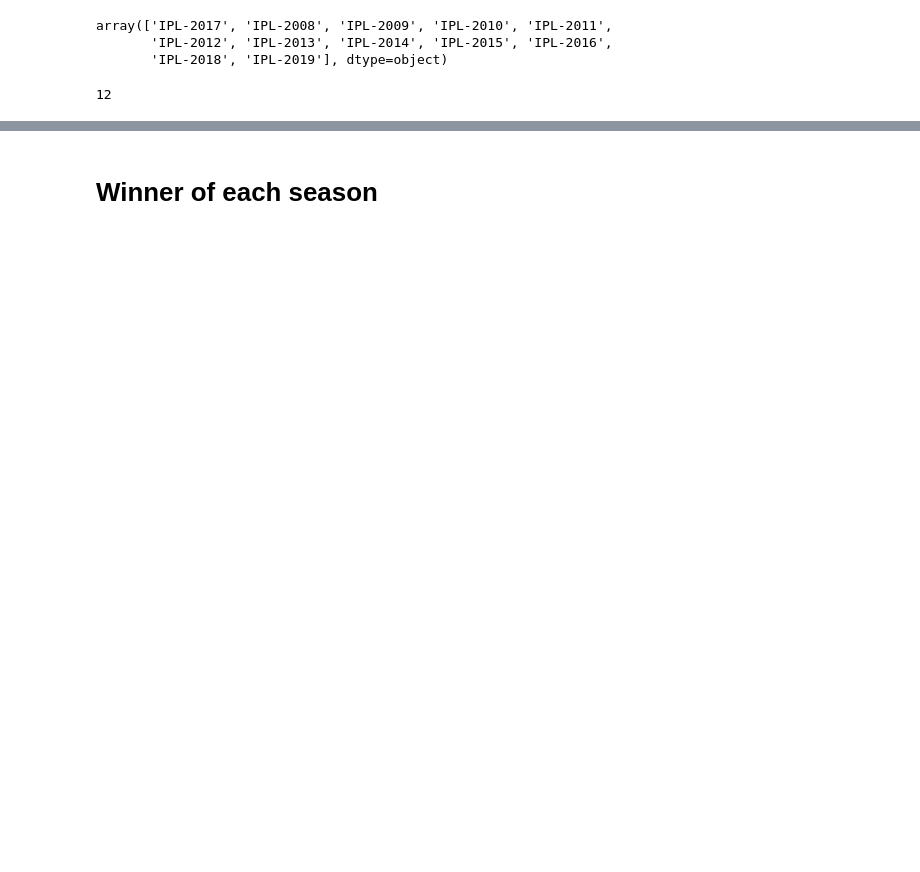
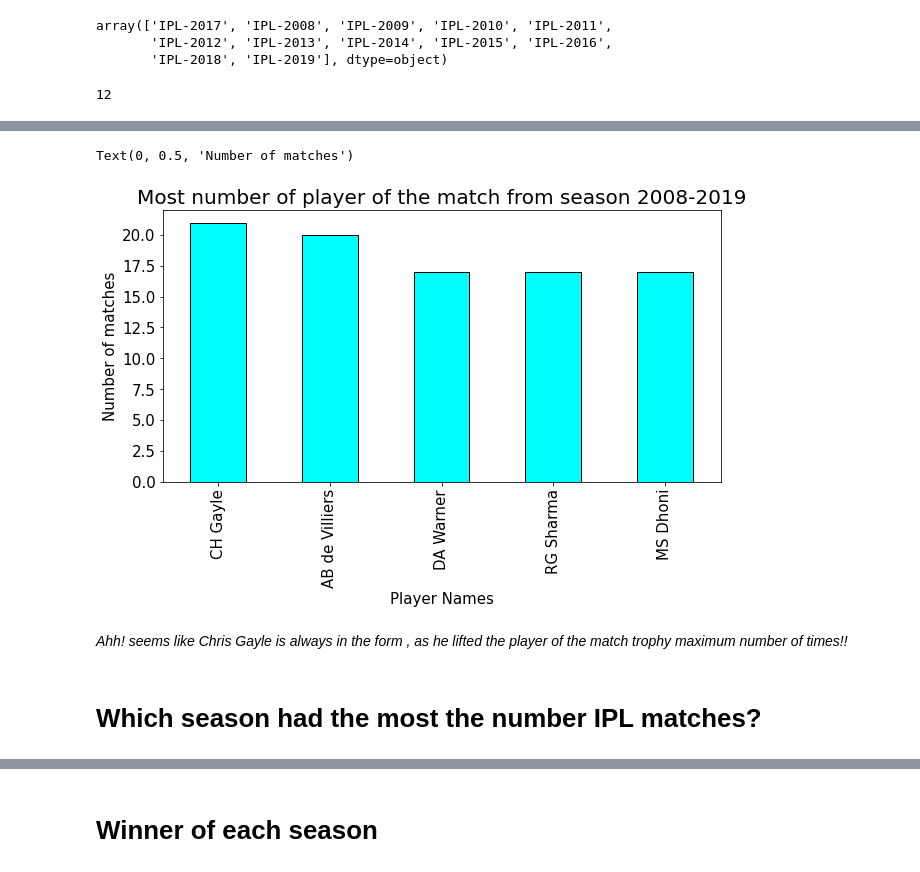
Before and after one commit to Rishabh1928/IPL-T20-Cricket-Analysis, a Jupyter notebook: Rishabh_Kesarwani_24_02_2021_[ABTN0104]_IPL_T20_Cricket_Analysis_Capstone_Project.ipynb, the cells around one changed output, grey strips where cells are left out. Saved outputs shown, nothing was run; the diff lists cells and outputs as text; code cells hidden in the pictures; blank space fills up the shorter version.

```diff
--- a/Rishabh_Kesarwani_24_02_2021_[ABTN0104]_IPL_T20_Cricket_Analysis_Capstone_Project.ipynb
+++ b/Rishabh_Kesarwani_24_02_2021_[ABTN0104]_IPL_T20_Cricket_Analysis_Capstone_Project.ipynb
@@ -100,0 +179,21 @@ matches_df["Season"].nunique()  # can use len() also
+# %%
+# Alternate way
+# Creating the figure object
+
+ax = top_five_player_of_match.plot.bar(figsize = (10, 5) , fontsize = 15 , color = "cyan" , edgecolor = "black")
+
+# Setting the title
+
+ax.set_title("Most number of player of the match from season 2008-2019" , fontsize = 20)
+
+# Setting x and y labels
+
+ax.set_xlabel("Player Names" , fontsize = 15)
+ax.set_ylabel("Number of matches" , fontsize = 15)
+# %% [output]
+Text(0, 0.5, 'Number of matches')
+[figure, added]
+# %% [markdown]
+*Ahh! seems like Chris Gayle is always in the form , as he lifted the player of the match trophy maximum number of times!!*
+# %% [markdown]
+# Which season had the most the number IPL matches?
```
Also changed, not shown: parts of 32 cells of this notebook.
